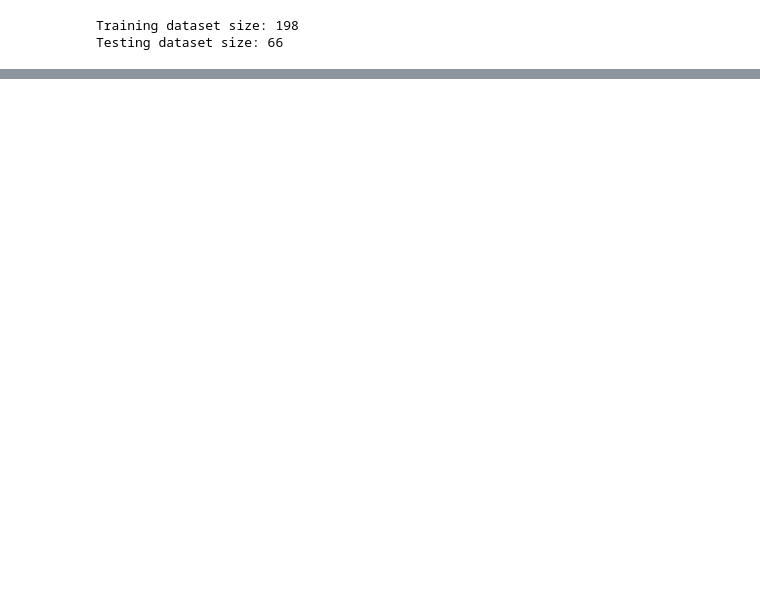
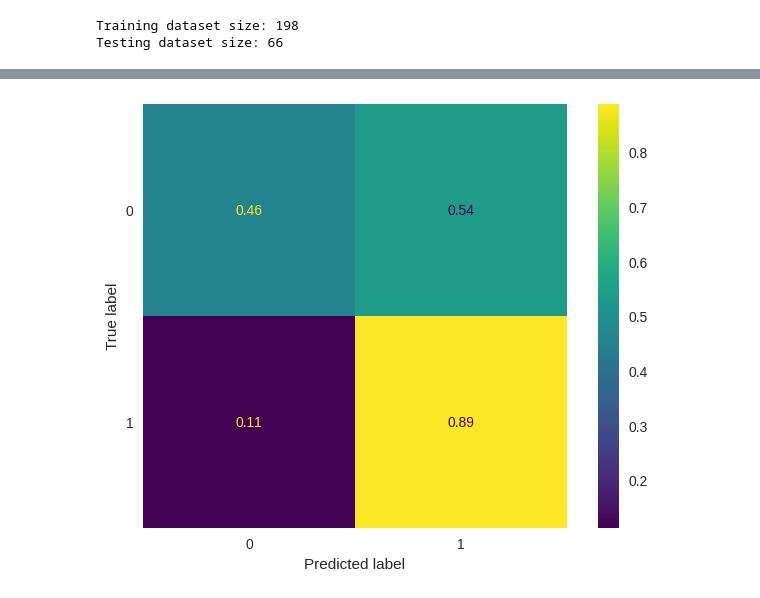
Before and after one commit to mayamoneib/deliveryfood, a Jupyter notebook: surveydata.ipynb, the cells around one changed output, grey strips where cells are left out. Drawn from its saved outputs; the diff is of its cells as text; code cells hidden in the pictures; blank space fills up the shorter version.

```diff
--- a/surveydata.ipynb
+++ b/surveydata.ipynb
@@ -802,6 +719,3 @@ KeyError: "None of [Index(['Marital Status', 'Occupation'], dtype='object')] are
-# %%
-categorical_columns = ['Gender', 'Meal Type', 'Preferred Order Time']
-df_encoded = pd.get_dummies(data=df_encoded, columns=categorical_columns)
 # %%
 
 from sklearn.preprocessing import LabelEncoder
@@ -814,7 +728,7 @@ columns_to_order = [
     "Appropriate temperature", "High-quality packaging", "Age", "Max Wait Time",
     "Area Type", 'Offers Promotions', 'Late Delivery', 'Poor Hygiene',
     'Unavailable Demanded Items', 'Unaffordable Prices', 'Insufficient delivery personnel',
-    'Wrong delivery order', 'Missing items'
+    'Wrong delivery order', 'Missing items', 'Check Reviews Before Delivery'
 ]
 
 # Apply categorical ordering to each column
@@ -1351,0 +779,32 @@ Confusion Matrix:
+# %%
+from sklearn.metrics import accuracy_score, confusion_matrix, classification_report
+
+# Call print_score with the best estimator from GridSearchCV
+best_model = grid_search.best_estimator_
+
+def print_scoreDT(best_model, X_train4, y_train4, X_test4, y_test4, train=True):
+    if train:
+        pred = best_model.predict(X_train4)
+        clf_report = pd.DataFrame(classification_report(y_train4, pred, output_dict=True))
+        print("Train Result:")
+        print("===============================================")
+        print(f"Accuracy Score: {accuracy_score(y_train4, pred) * 100:.2f}%")
+        print("_______________________________________________")
+        print(f"CLASSIFICATION REPORT:\n{clf_report}")
+        print("_______________________________________________")
+        print(f"Confusion Matrix: \n {confusion_matrix(y_train4, pred)}\n")
+
+    elif train==False:
+        pred = best_model.predict(X_test4)
+        clf_report = pd.DataFrame(classification_report(y_test4, pred, output_dict=True))
+        print("Test Result:")
+        print("===============================================")
+        print(f"Accuracy Score: {accuracy_score(y_test4, pred) * 100:.2f}%")
+        print("_______________________________________________")
+        print(f"CLASSIFICATION REPORT:\n{clf_report}")
+        print("_______________________________________________")
+        print(f"Confusion Matrix: \n {confusion_matrix(y_test4, pred)}\n")
+
+# Call the function with the correct objects
+print_scoreDT(best_model, X_train4, y_train4, X_test4, y_test4, train=True)
+print_scoreDT(best_model, X_train4, y_train4, X_test4, y_test4, train=False)
@@ -1351,0 +852,9 @@ Confusion Matrix:
+# %%
+from sklearn.metrics import confusion_matrix, ConfusionMatrixDisplay
+
+cm = confusion_matrix(y_test4, best_model.predict(X_test4), labels=best_model.classes_,normalize='true')
+disp = ConfusionMatrixDisplay(confusion_matrix=cm,display_labels=best_model.classes_)
+disp.plot()
+plt.grid(False)
+# %% [output]
+[figure, added]
```
Also changed, not shown: parts of 55 cells of this notebook.
